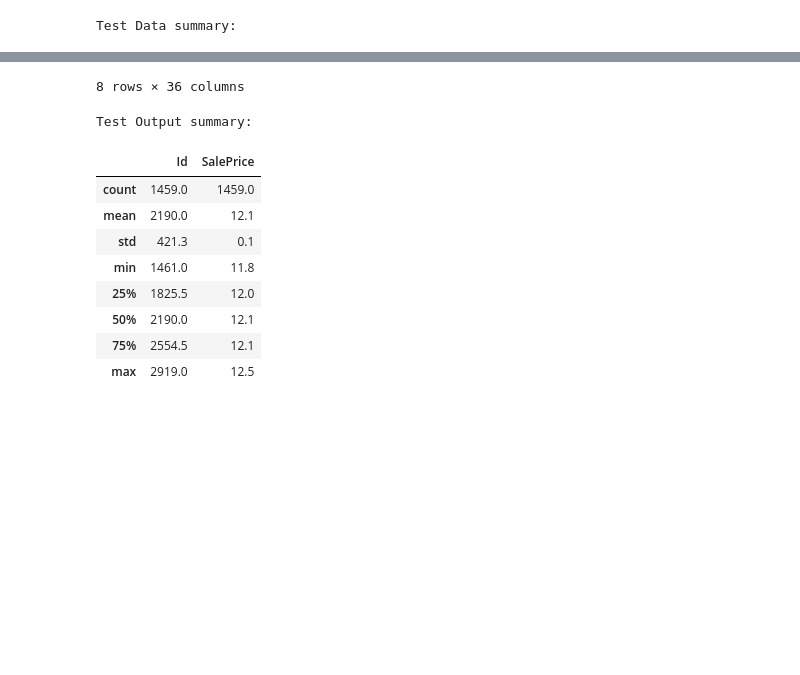
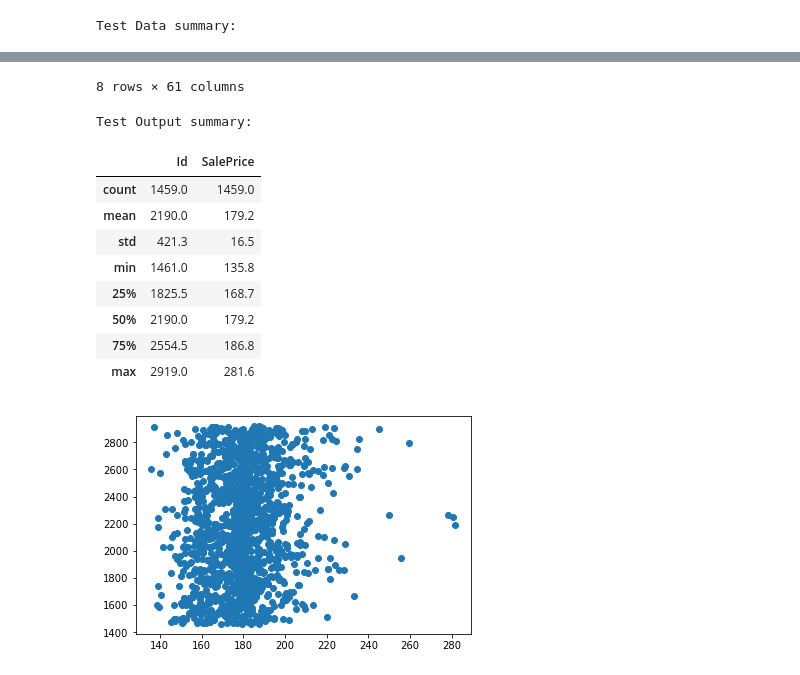
Before and after one commit to WesleyTo/HousePrices, a Jupyter notebook: House Prices.ipynb, the cells around one changed output, grey strips where cells are left out. Cells and saved outputs as stored; diff of their text form; code cells hidden in the pictures; blank space fills up the shorter version.

```diff
--- a/House Prices.ipynb
+++ b/House Prices.ipynb
@@ -451,17 +434,31 @@ Final RMSE (on validation data): 4.96
 # %%
-test_data = pd.read_csv("/Users/42robotics/.kaggle/competitions/house-prices-advanced-regression-techniques/test.csv", sep=",")
-house_ids = test_data.pop('Id')
+test_data = pd.read_csv("/home/wesleytocs/.kaggle/competitions/house-prices-advanced-regression-techniques/test.csv", sep=",")
+ids = test_data.pop('Id')
+test_data["YearBuilt"] = test_data["YearBuilt"] - 1872
+test_data["YrSold"] = test_data["YrSold"] - 2006
+#test_data["OverallQual"] = log_normalize(test_data["OverallQual"])
+
+
+test_neighborhoods = test_data["Neighborhood"].unique()
+for n in test_neighborhoods:
+    if n in neighborhoods:
+        test_data["neigh_" + n] = pd.Series([1 if x == n else 0 for x in test_data["Neighborhood"]])
+test_data.drop(["Neighborhood"], axis=1, inplace=True)
 
 if SUMMARIZE:
     print("Test Data summary:")
     display.display(test_data.describe())
 
-test_output = pd.read_csv("/Users/42robotics/.kaggle/competitions/house-prices-advanced-regression-techniques/sample_submission.csv", sep=",")
-test_output["SalePrice"] = np.log(test_output["SalePrice"])
+test_output = pd.read_csv("/home/wesleytocs/.kaggle/competitions/house-prices-advanced-regression-techniques/sample_submission.csv", sep=",")
+#test_output["SalePrice"] = np.log(test_output["SalePrice"])
+test_output["SalePrice"] = test_output["SalePrice"] / 1000.0
 
 if SUMMARIZE:
     print("Test Output summary:")
     display.display(test_output.describe())
+if PLOT:
+    plt.scatter(test_output["SalePrice"], test_output["Id"])
+    plt.show()
 # %% [output]
 Test Data summary:
 |  | MSSubClass | LotFrontage | LotArea | OverallQual | OverallCond | YearBuilt | YearRemodAdd | MasVnrArea | ... |
@@ -476,14 +473,15 @@ Test Data summary:
-8 rows × 36 columns
+8 rows × 61 columns
 Test Output summary:
 |  | Id | SalePrice |
 | count | 1459.0 | 1459.0 |
-| mean | 2190.0 | 12.1 |
-| std | 421.3 | 0.1 |
-| min | 1461.0 | 11.8 |
-| 25% | 1825.5 | 12.0 |
-| 50% | 2190.0 | 12.1 |
-| 75% | 2554.5 | 12.1 |
-| max | 2919.0 | 12.5 |
+| mean | 2190.0 | 179.2 |
+| std | 421.3 | 16.5 |
+| min | 1461.0 | 135.8 |
+| 25% | 1825.5 | 168.7 |
+| 50% | 2190.0 | 179.2 |
+| 75% | 2554.5 | 186.8 |
+| max | 2919.0 | 281.6 |
+[figure, added]
 # %%
 test_examples = preprocess_features(test_data)
 test_targets = preprocess_targets(test_output)
```
Also changed, not shown: parts of 7 cells of this notebook.
